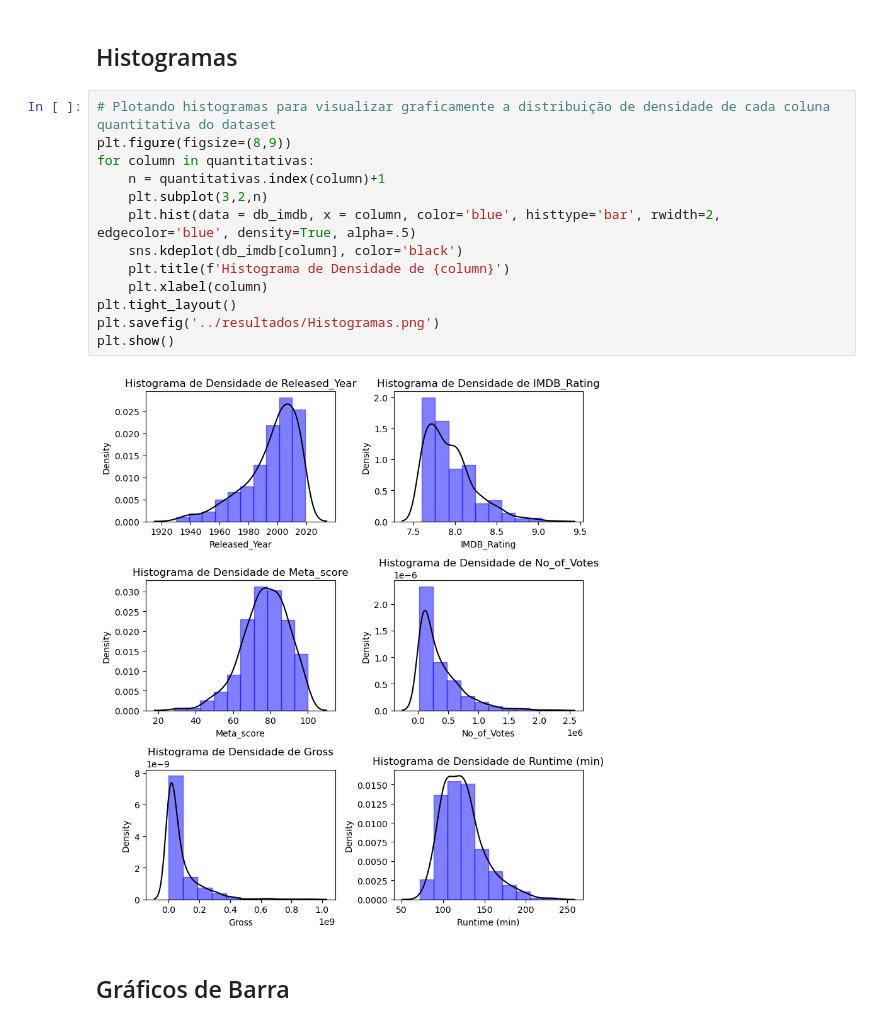
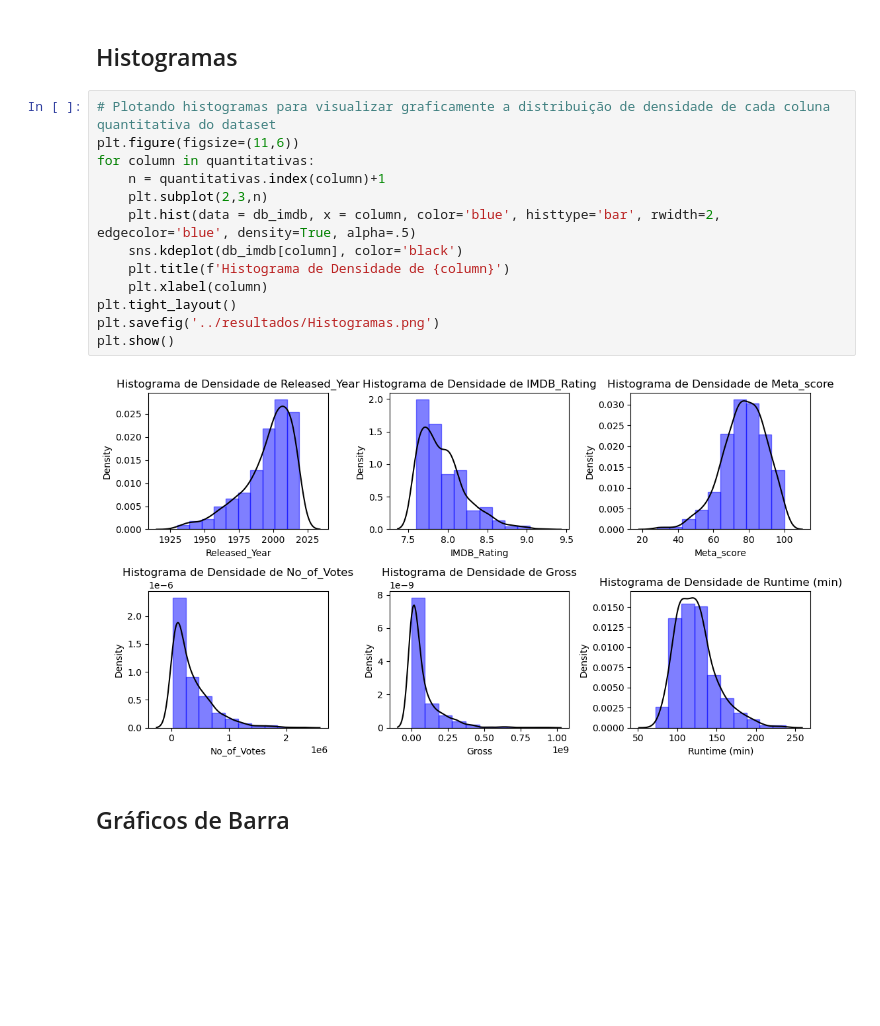
Before and after one commit to carolinaemanuele/LH_CD_CAROLINAEMANUELESANTOSDEARAUJO, a Jupyter notebook: Jupyter Notebook/LH_CD_CAROLINAEMANUELESANTOSDEARAUJO.ipynb, the cells around one changed output. Saved outputs shown, nothing was run; the diff lists cells and outputs as text; blank space fills up the shorter version.

```diff
--- a/Jupyter Notebook/LH_CD_CAROLINAEMANUELESANTOSDEARAUJO.ipynb
+++ b/Jupyter Notebook/LH_CD_CAROLINAEMANUELESANTOSDEARAUJO.ipynb
@@ -427,19 +427,19 @@ plt.show()
 ## Histogramas
 # %%
 # Plotando histogramas para visualizar graficamente a distribuição de densidade de cada coluna quantitativa do dataset
-plt.figure(figsize=(8,9))
+plt.figure(figsize=(11,6))
 for column in quantitativas:
     n = quantitativas.index(column)+1
-    plt.subplot(3,2,n)
+    plt.subplot(2,3,n)
     plt.hist(data = db_imdb, x = column, color='blue', histtype='bar', rwidth=2, edgecolor='blue', density=True, alpha=.5)
     sns.kdeplot(db_imdb[column], color='black')
     plt.title(f'Histograma de Densidade de {column}')
     plt.xlabel(column)
 plt.tight_layout()
 plt.savefig('../resultados/Histogramas.png')
 plt.show()
 # %% [output]
-[figure, old version]
+[figure, new version]
 # %% [markdown]
 ## Gráficos de Barra
 # %%
```
Also changed, not shown: parts of 19 cells of this notebook, 24 other files.
